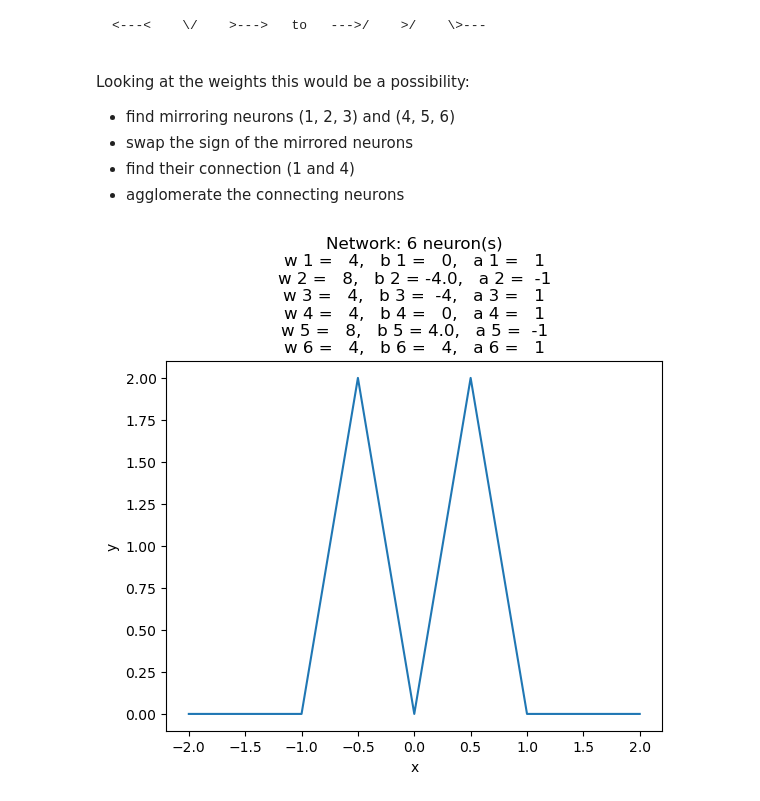
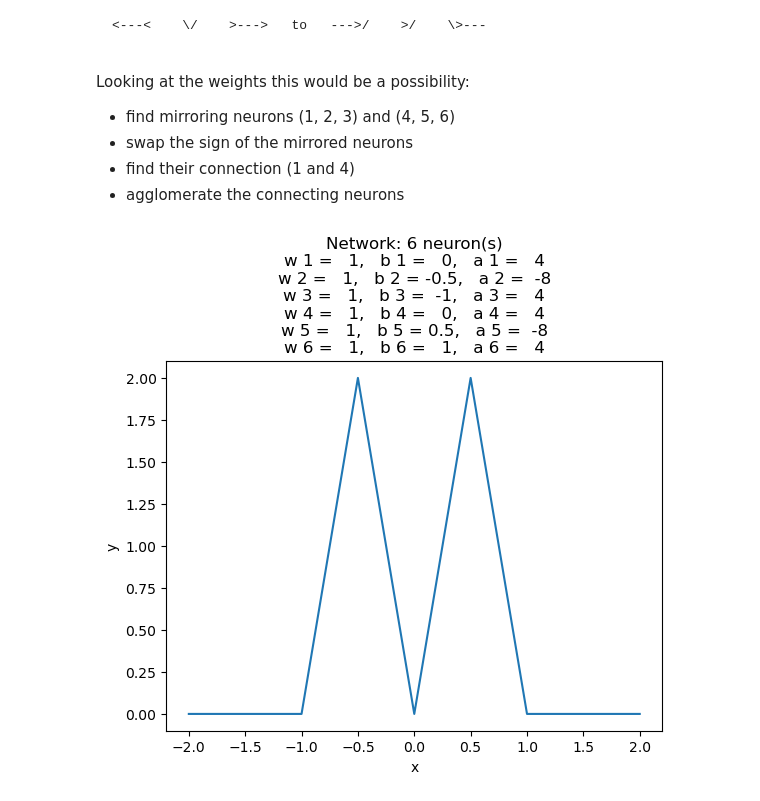
Before and after one commit to PaulusBoskabouter/EvoNet, a Jupyter notebook: experiment_beau.ipynb, the cells around one changed output. Drawn from its saved outputs; the diff is of its cells as text; code cells hidden in the pictures.

```diff
--- a/experiment_beau.ipynb
+++ b/experiment_beau.ipynb
@@ -31,15 +34,6 @@ class SimpleNet:
 
         return y
 
-    # Update network parameters
-    def update_weights(self, W = None, B = None, A = None):
-        if W is not None:
-            self.W = W
-        if B is not None:
-            self.B = B
-        if A is not None:
-            self.A = A
-
     # Plot network for specified range
     # Added optional n to only plot first n neurons
     def plot(self, start = -10, stop = 10, n = None, res = 10):
@@ -144,0 +139,5 @@ net.plot(-2, 2)
+# %%
+# Shifted mirrored ReLU function
+net = SimpleNet(1)
+net.A = [-2]
+net.plot(-2, 2)
@@ -150,21 +151,18 @@ I coded some transformations based on these principles.
 class Transformations():
 
     # Flip i-th ReLU horizontally (in place)
-    def flip_H(net, i = 1):
+    def flipH(net, i = 1):
         net.W[i - 1] *= -1
         net.B[i - 1] *= -1
 
     # Flip i-th ReLU vertically (in place)
-    def flip_V(net, i = 1):
+    def flipV(net, i = 1):
         net.A[i - 1] *= -1
 
     # Shift i-th ReLU to the right (by s)
     # (if statement accounts for horizontal mirroring)
     def shift(net, s = 0, i = 1):
-        if net.W[i - 1] > 0:
-            net.B[i - 1] -= s
-        else:
-            net.B[i - 1] += s
+        net.B[i - 1] -= s * net.W[i - 1]
 
     # Shift i-th ReLU's bending point to x:
     def shift_to(net, x, i = 1):
@@ -172,8 +170,7 @@ class Transformations():
 
     # scale the ReLU by s (in place)
     def scale(net, s = 1, i = 1):
-        net.W[i - 1] *= s
-        net.B[i - 1] *= s
+        net.A[i - 1] *= s
 # %%
 net = SimpleNet(1)
 
@@ -317,11 +314,11 @@ Looking at the weights this would be a possibility:
 - agglomerate the connecting neurons
 # %%
 # Flip mirrored neurons
-Transformations.flip_H(net, 4)
-Transformations.flip_H(net, 5)
-Transformations.flip_H(net, 6)
+Transformations.flipH(net, i = 4)
+Transformations.flipH(net, i = 5)
+Transformations.flipH(net, i = 6)
 
 net.plot(-2, 2)
 # %% [output]
-[figure, old version]
+[figure, new version]
 # %%
```
Also changed, not shown: parts of 37 cells of this notebook.
